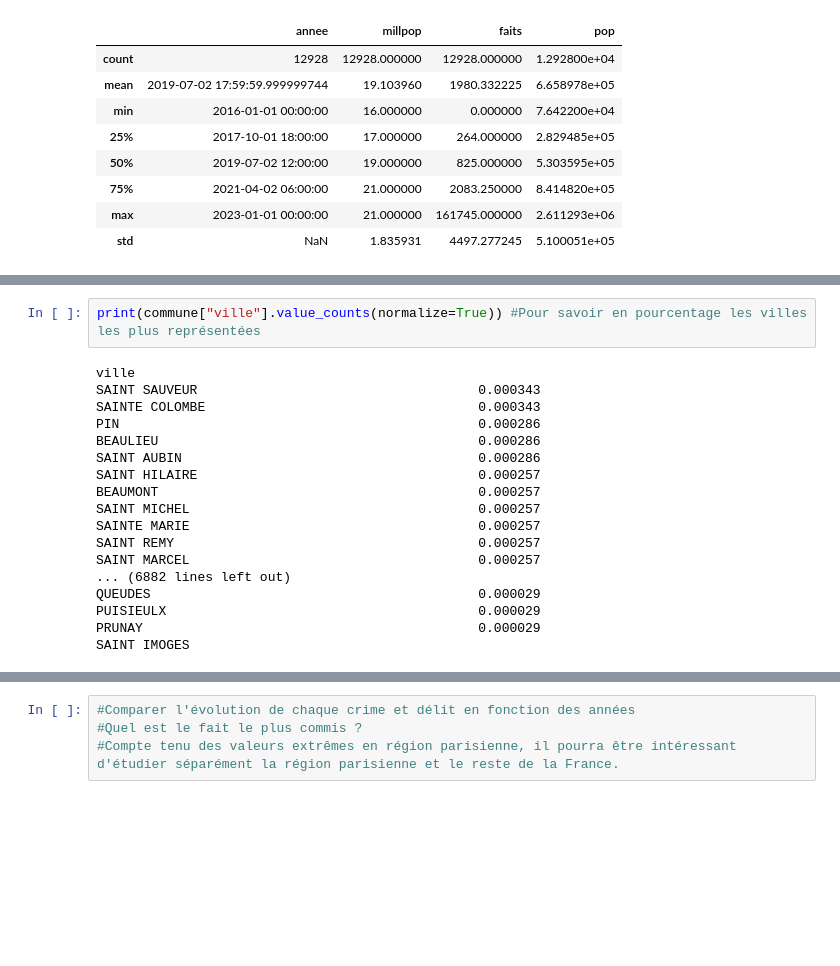
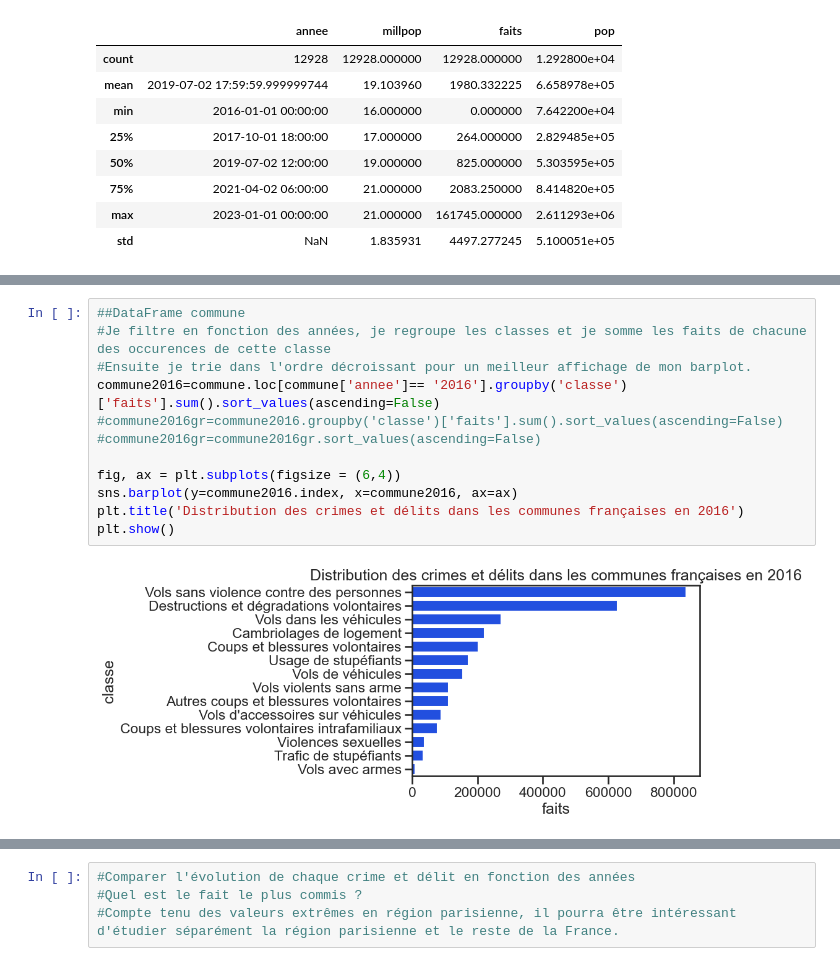
Before and after one commit to G-RELIQUET/Etude_Statistique_Delinquance, a Jupyter notebook: Etude.ipynb, the cells around one changed output, grey strips where cells are left out. Saved outputs shown, nothing was run; the diff lists cells and outputs as text; blank space fills up the shorter version.

```diff
--- a/Etude.ipynb
+++ b/Etude.ipynb
@@ -459,20 +393,14 @@ Name: faits, dtype: float64
-# %%
-print(commune["ville"].value_counts(normalize=True)) #Pour savoir en pourcentage les villes les plus représentées
-# %% [output]
-ville
-SAINT SAUVEUR                                    0.000343
-SAINTE COLOMBE                                   0.000343
-PIN                                              0.000286
-BEAULIEU                                         0.000286
-SAINT AUBIN                                      0.000286
-SAINT HILAIRE                                    0.000257
-BEAUMONT                                         0.000257
-SAINT MICHEL                                     0.000257
-SAINTE MARIE                                     0.000257
-SAINT REMY                                       0.000257
-SAINT MARCEL                                     0.000257
-... (6882 lines left out)
-QUEUDES                                          0.000029
-PUISIEULX                                        0.000029
-PRUNAY                                           0.000029
-SAINT IMOGES
+# %%
+##DataFrame commune
+#Je filtre en fonction des années, je regroupe les classes et je somme les faits de chacune des occurences de cette classe
+#Ensuite je trie dans l'ordre décroissant pour un meilleur affichage de mon barplot.
+commune2016=commune.loc[commune['annee']== '2016'].groupby('classe')['faits'].sum().sort_values(ascending=False)
+#commune2016gr=commune2016.groupby('classe')['faits'].sum().sort_values(ascending=False)
+#commune2016gr=commune2016gr.sort_values(ascending=False)
+
+fig, ax = plt.subplots(figsize = (6,4))
+sns.barplot(y=commune2016.index, x=commune2016, ax=ax)
+plt.title('Distribution des crimes et délits dans les communes françaises en 2016')
+plt.show()
+# %% [output]
+[figure, added]
```
Also changed, not shown: parts of 22 cells of this notebook.
